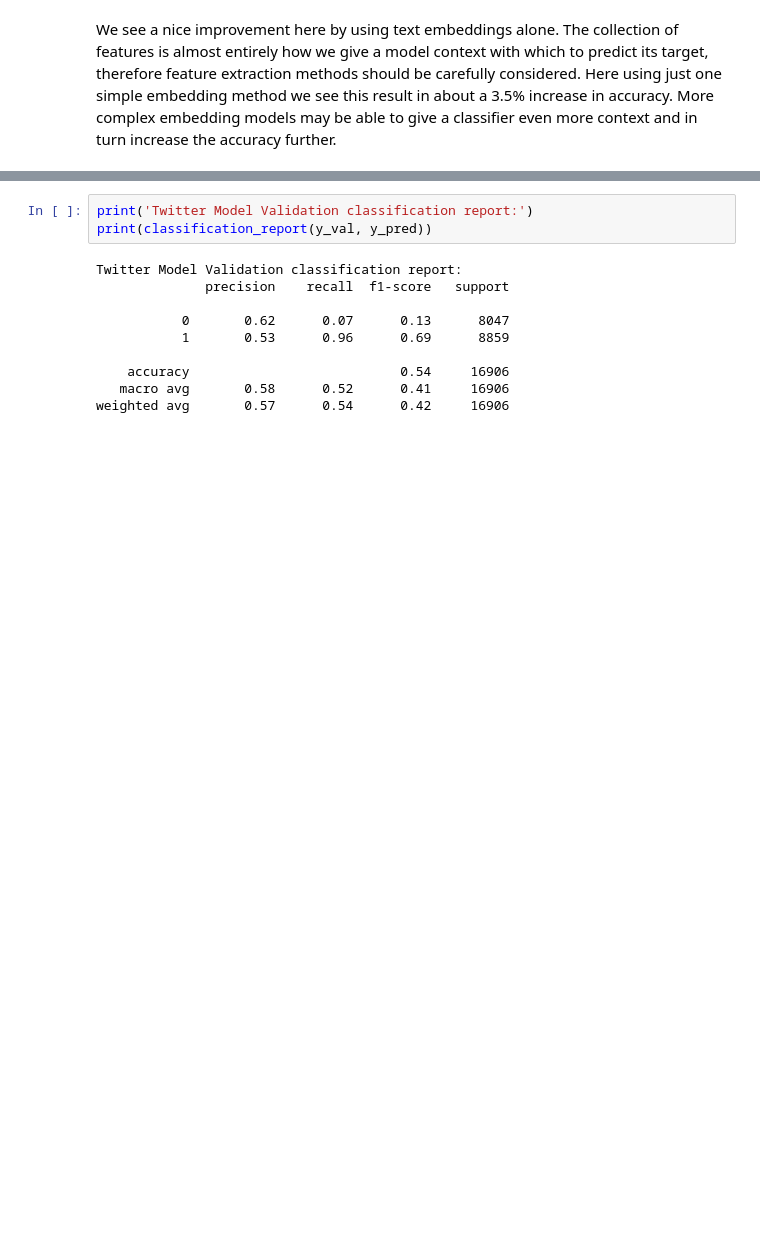
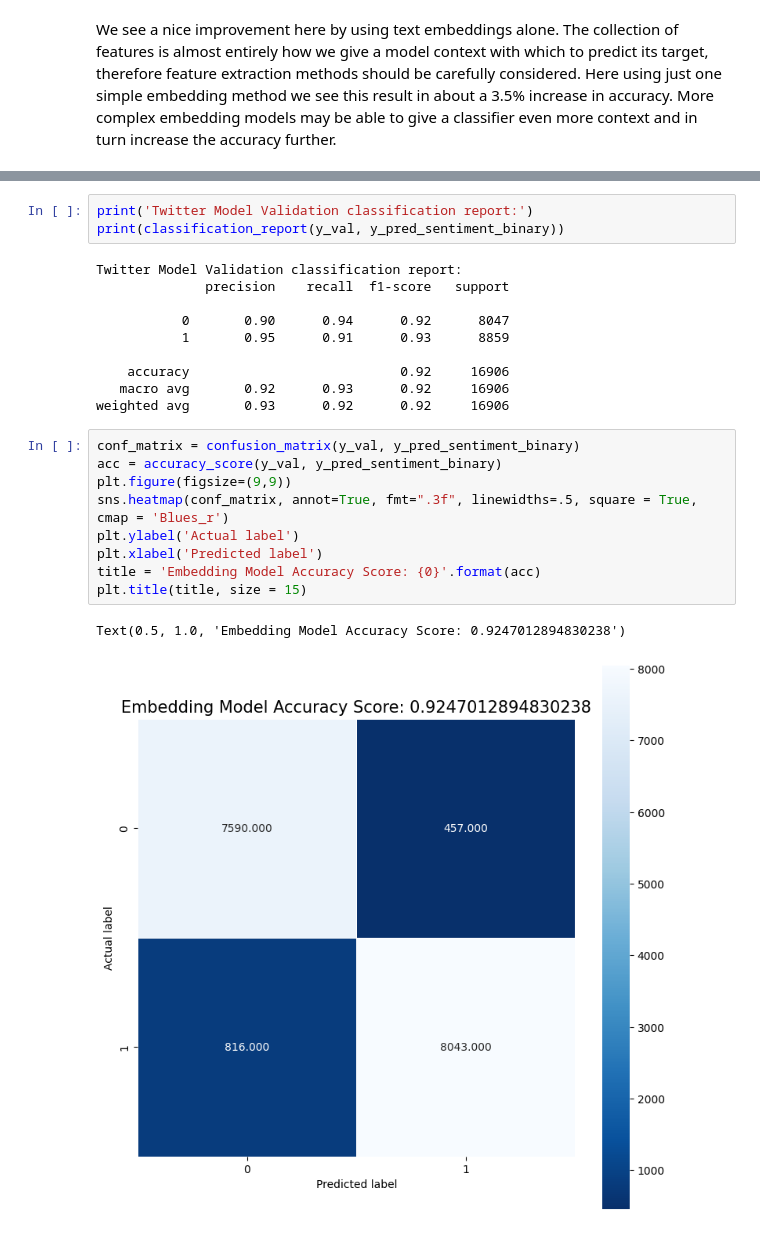
Before and after one commit to danield2255/topic-classification-methods-experiment, a Jupyter notebook: binary_sentiment_analysis_experiment.ipynb, the cells around one changed output, grey strips where cells are left out. Drawn from its saved outputs; the diff is of its cells as text; blank space fills up the shorter version.

```diff
--- a/binary_sentiment_analysis_experiment.ipynb
+++ b/binary_sentiment_analysis_experiment.ipynb
@@ -357,13 +292,25 @@ Name: score, Length: 16906, dtype: int64
 # %%
 print('Twitter Model Validation classification report:')
-print(classification_report(y_val, y_pred))
+print(classification_report(y_val, y_pred_sentiment_binary))
 # %% [output]
 Twitter Model Validation classification report:
               precision    recall  f1-score   support
 
-           0       0.62      0.07      0.13      8047
-           1       0.53      0.96      0.69      8859
+           0       0.90      0.94      0.92      8047
+           1       0.95      0.91      0.93      8859
 
-    accuracy                           0.54     16906
-   macro avg       0.58      0.52      0.41     16906
-weighted avg       0.57      0.54      0.42     16906
+    accuracy                           0.92     16906
+   macro avg       0.92      0.93      0.92     16906
+weighted avg       0.93      0.92      0.92     16906
+# %%
+conf_matrix = confusion_matrix(y_val, y_pred_sentiment_binary)
+acc = accuracy_score(y_val, y_pred_sentiment_binary)
+plt.figure(figsize=(9,9))
+sns.heatmap(conf_matrix, annot=True, fmt=".3f", linewidths=.5, square = True, cmap = 'Blues_r')
+plt.ylabel('Actual label')
+plt.xlabel('Predicted label')
+title = 'Embedding Model Accuracy Score: {0}'.format(acc)
+plt.title(title, size = 15)
+# %% [output]
+Text(0.5, 1.0, 'Embedding Model Accuracy Score: 0.9247012894830238')
+[figure, added]
```
Also changed, not shown: parts of 18 cells of this notebook.
